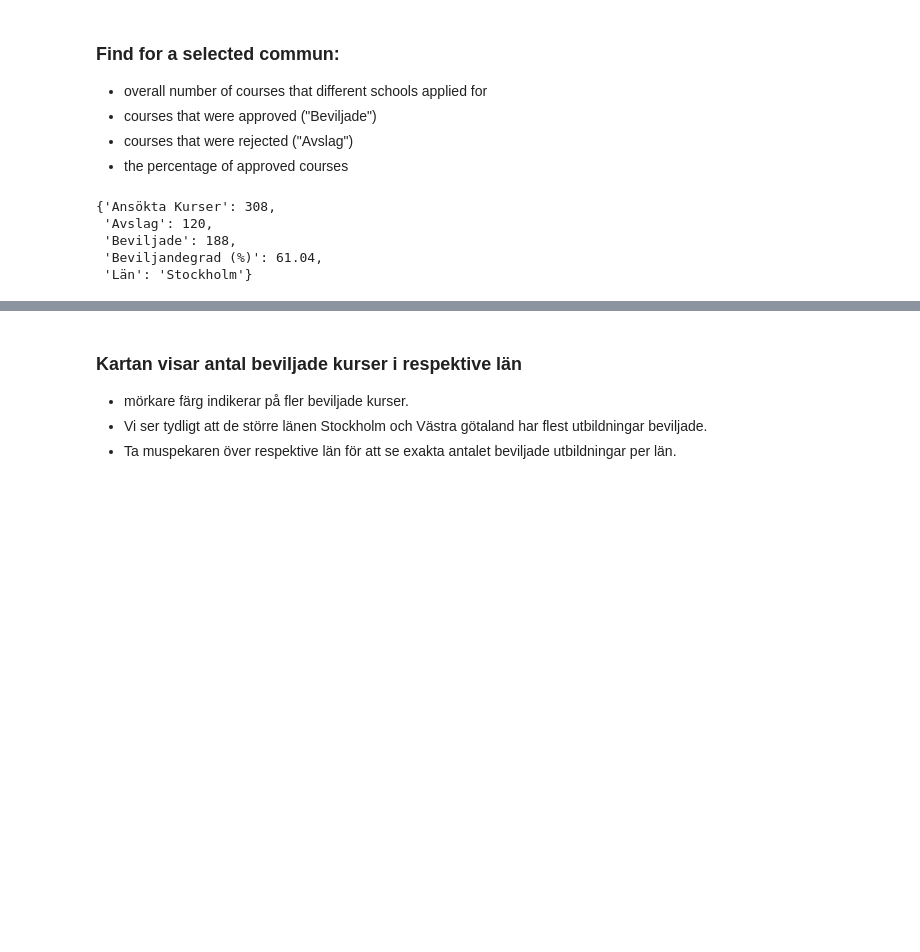
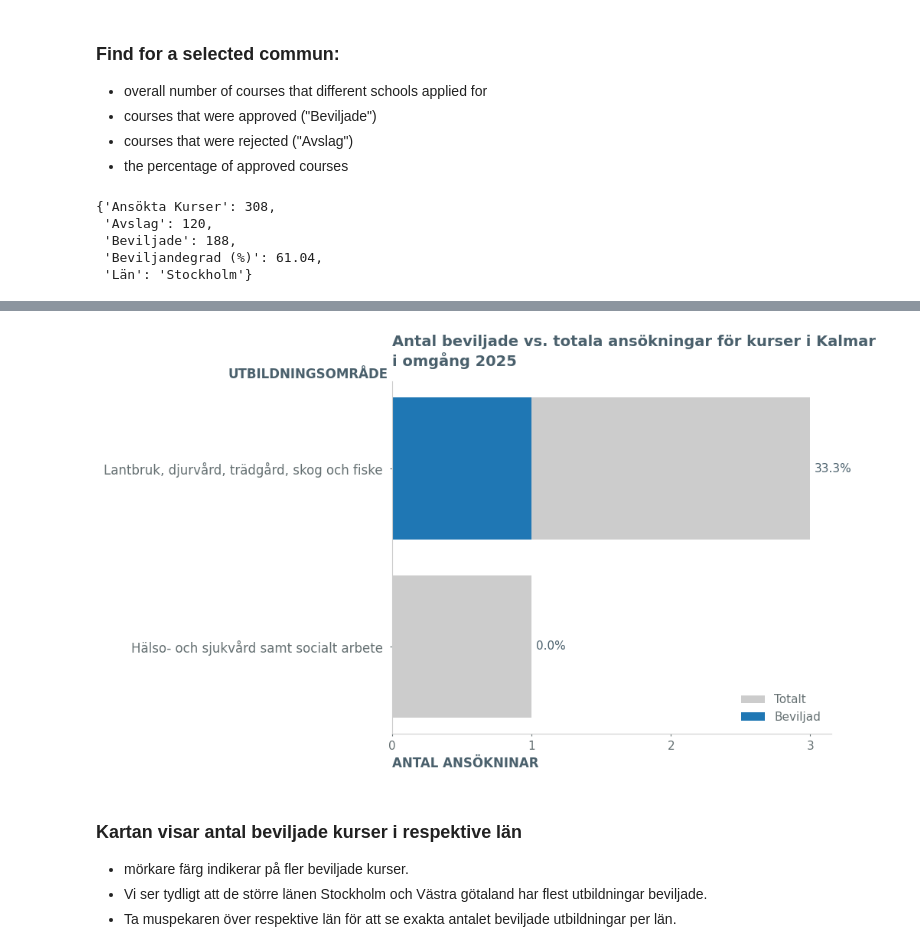
Before and after one commit to katryl-yh/yh_dahsboard_katrin_rylander, a Jupyter notebook: explorations/eda.ipynb, the cells around one changed output, grey strips where cells are left out. Cells and saved outputs as stored; diff of their text form; code cells hidden in the pictures; blank space fills up the shorter version.

Commit message:
added bar graph with courses per county shown per education area

```diff
--- a/explorations/eda.ipynb
+++ b/explorations/eda.ipynb
@@ -116,3 +118,101 @@ pprint.pprint(result)
+# %%
+GRAY_1 = "#CCCCCC"
+GRAY_2 = "#657072"
+GRAY_3 = "#4A606C"
+BLUE_1 = "#1f77b4"
+# %%
+import matplotlib.pyplot as plt
+from matplotlib.ticker import MaxNLocator
+import pandas as pd
+
+# county = "Stockholm"
+# county = "Västra Götaland"
+county = "Kalmar"
+df_muni = df[df["Län"] == county]
+
+# count total courses that schools applied for in a county per Utbildningsområde
+total_courses = df_muni.groupby("Utbildningsområde").size()
+
+# count approved courses in a county per Utbildningsområde
+approved_courses = df_muni[df_muni["Beslut"] == "Beviljad"].groupby("Utbildningsområde").size()
+
+# combine into one DataFrame, fill missing with 0
+summary = pd.DataFrame({
+    "Total": total_courses,
+    "Approved": approved_courses
+}).fillna(0)
+
+# calculate approval rate as percentage
+summary["Approval Rate %"] = (summary["Approved"] / summary["Total"] * 100).round(1)
+summary = summary.sort_values("Total")
+
+fig, ax = plt.subplots(figsize=(10, 6))
+y_pos = range(len(summary))
+
+# Plot total courses as lighter bars
+ax.barh(y_pos, summary["Total"], color=GRAY_1, label="Totalt")
+
+# Plot approved courses as darker bars on top
+ax.barh(y_pos, summary["Approved"], color=BLUE_1, edgecolor=None, label="Beviljad")
+
+# legend settings
+legend = ax.legend(
+    frameon=False,             # Do not show the frame
+    facecolor='white',        # Set background color
+    fontsize=11               # Optional: font size
+)
+# set color of all legend texts
+for text in legend.get_texts():
+    text.set_color(GRAY_2)  # or any other color
+
+# remove clutter
+ax.spines[['top', 'right']].set_visible(False)
+
+# contrast
+ax.spines[['bottom', 'left']].set_color(GRAY_1)
+ax.tick_params(
+    axis="both",
+    colors = GRAY_2,
+    labelsize = 11,
+    length = 2,
+    pad = 5
+    )
+ax.tick_params(axis= "y", pad = 7)
+
+# Axis labels
+ax.set_yticks(y_pos)
+ax.set_yticklabels(summary.index, color=GRAY_2, fontsize=12)
+
+ax.set_ylabel("UTBILDNINGSOMRÅDE",
+              loc="top",
+              fontdict=dict(color=GRAY_3, weight="bold", size=12),
+              rotation = 0)
+ax.yaxis.set_label_coords(-0.01, 1)
+
+ax.set_xlabel("ANTAL ANSÖKNINAR",
+              loc="left",
+              fontdict=dict(color=GRAY_3, weight="bold", size=12))
+ax.set_title(
+    f"Antal beviljade vs. totala ansökningar för kurser i {county} \ni omgång 2025 ",
+    loc="left",
+    pad=15,
+    fontdict=dict(color=GRAY_3, weight="bold", size=14)
+)
+
+ax.xaxis.set_major_locator(MaxNLocator(integer=True))
+# Add approval rate text labels to the right of total bars
+for i, rate in enumerate(summary["Approval Rate %"]):
+    ax.text(summary["Total"].iloc[i] + max(summary["Total"])*0.01,
+            i,
+            f"{rate}%",
+            va='center',
+            color=GRAY_3,
+            fontsize=11)
+
+plt.tight_layout()
+plt.show()
+# %% [output]
+[figure, added]
 # %% [markdown]
 ### Kartan visar antal beviljade kurser i respektive län
 - mörkare färg indikerar på fler beviljade kurser.
```
Also changed, not shown: parts of 1 cell of this notebook.
